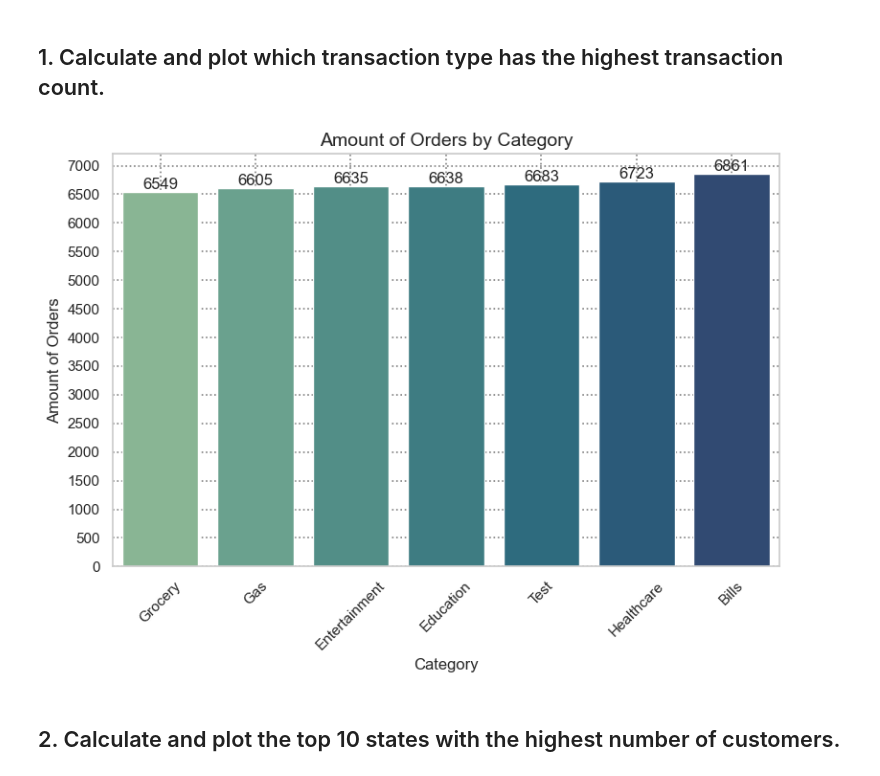
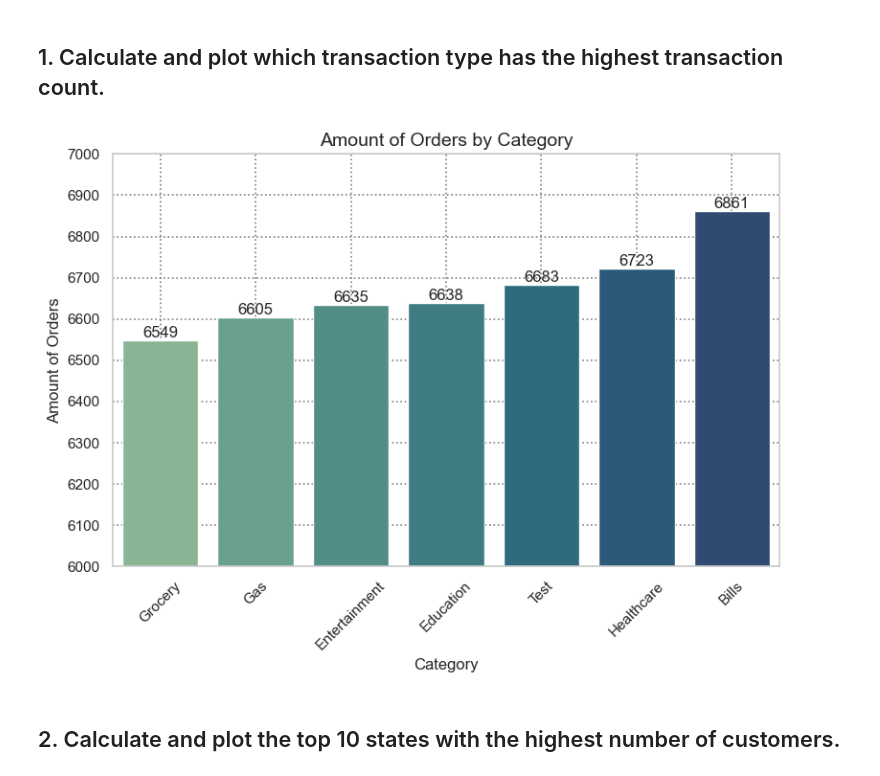
Before and after one commit to juanHunOfficial/data_capstone_proj, a Jupyter notebook: final_code/test_visuals.ipynb, the cells around one changed output. Drawn from its saved outputs; the diff is of its cells as text; code cells hidden in the pictures.

Commit message:
add y lim to final graph

```diff
--- a/final_code/test_visuals.ipynb
+++ b/final_code/test_visuals.ipynb
@@ -34,33 +34,34 @@ conn, cursor = establish_db_conn()
 # %%
 def plot_transaction_count_data(cursor: object) -> None:
     cursor.execute(
         """
             select transaction_type, count(transaction_id) as orders, sum(transaction_value)
             from cdw_sapp_credit_card
             group by transaction_type
             order by orders;
         """
     )
 
     df = pd.DataFrame(cursor.fetchall(), columns=["Category", "Amount of Orders", "Total of Orders"])
 
     sns.set_theme(style='whitegrid')
     plt.figure(figsize=(8, 6))
     ax = sns.barplot(data=df, x="Category", y="Amount of Orders", hue="Category", palette="crest")
 
     # Add data labels
     for container in ax.containers:
         ax.bar_label(container, fmt='%d')
 
     plt.title("Amount of Orders by Category", fontsize=14)
     plt.xticks(rotation=45)
-    plt.yticks(range(0, 7500, 500))
+    plt.yticks(range(0, 7500, 100))
+    ax.set_ylim(6000, 7000)
     plt.grid(True, linestyle=':', linewidth=1.2, color='gray')
     plt.tight_layout()
     plt.show()
 plot_transaction_count_data(cursor)
 # %% [output]
-[figure, old version]
+[figure, new version]
 # %% [markdown]
 ## 2. Calculate and plot the top 10 states with the highest number of customers.
 # %%
```
